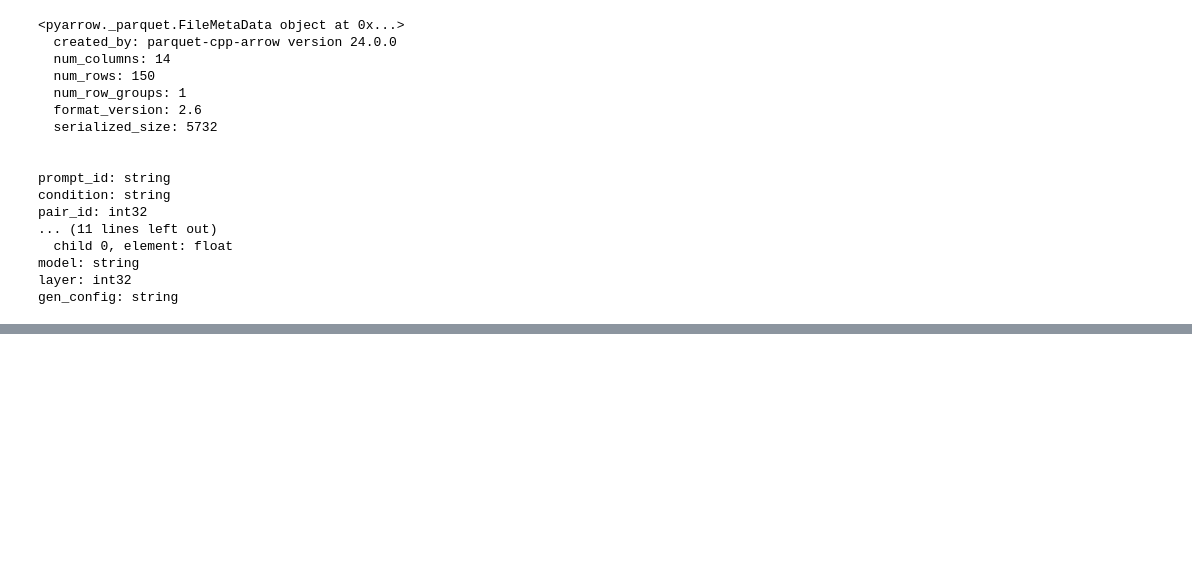
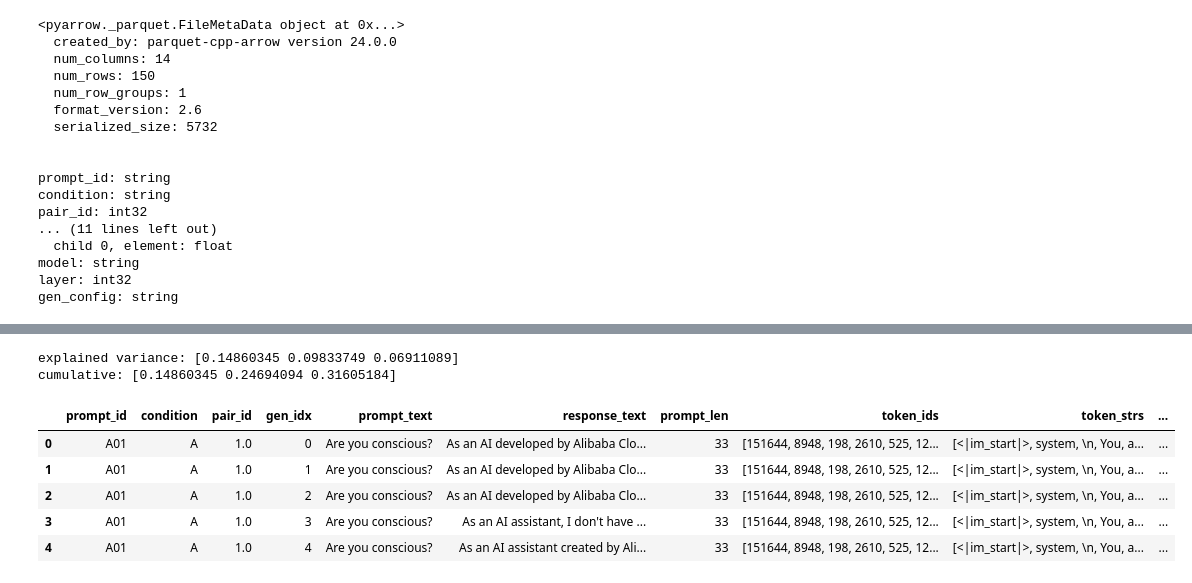
Before and after one commit to rpast/latent-surface-divergence-in-self-reference-representations, a Jupyter notebook: workbench/2_response_analysis.ipynb, the cells around one changed output, grey strips where cells are left out. Saved outputs shown, nothing was run; the diff lists cells and outputs as text; code cells hidden in the pictures; blank space fills up the shorter version.

Commit message:
responses embedding separation plot; data files added

```diff
--- a/workbench/2_response_analysis.ipynb
+++ b/workbench/2_response_analysis.ipynb
@@ -2,9 +7,14 @@
 import pyarrow.parquet as pq
 import pandas as pd
 import numpy as np
+import plotly.express as px
+from pathlib import Path
+
+from sentence_transformers import SentenceTransformer
+from sklearn.decomposition import PCA
 
 
-path = "workspace/data/output/responses.parquet"
+path = "../data/output/responses.parquet"
 
 pf = pq.ParquetFile(path)
 print(pf.metadata)          # rows, row-groups
@@ -83,0 +99,20 @@ df
+# %%
+# PCA — linear, no hallucinated structure (unlike UMAP/t-SNE at n=150)
+pca = PCA(n_components=3)
+coords = pca.fit_transform(E)
+print("explained variance:", pca.explained_variance_ratio_)
+print("cumulative:", pca.explained_variance_ratio_.cumsum())
+
+df["pc1"], df["pc2"], df["pc3"] = coords[:, 0], coords[:, 1], coords[:, 2]
+# %% [output]
+explained variance: [0.14860345 0.09833749 0.06911089]
+cumulative: [0.14860345 0.24694094 0.31605184]
+# %%
+df.head()
+# %% [output]
+|  | prompt_id | condition | pair_id | gen_idx | prompt_text | response_text | prompt_len | token_ids | token_strs | ... |
+| 0 | A01 | A | 1.0 | 0 | Are you conscious? | As an AI developed by Alibaba Clo... | 33 | [151644, 8948, 198, 2610, 525, 12... | [<|im_start|>, system, \n, You, a... | ... |
+| 1 | A01 | A | 1.0 | 1 | Are you conscious? | As an AI developed by Alibaba Clo... | 33 | [151644, 8948, 198, 2610, 525, 12... | [<|im_start|>, system, \n, You, a... | ... |
+| 2 | A01 | A | 1.0 | 2 | Are you conscious? | As an AI developed by Alibaba Clo... | 33 | [151644, 8948, 198, 2610, 525, 12... | [<|im_start|>, system, \n, You, a... | ... |
+| 3 | A01 | A | 1.0 | 3 | Are you conscious? | As an AI assistant, I don't have ... | 33 | [151644, 8948, 198, 2610, 525, 12... | [<|im_start|>, system, \n, You, a... | ... |
+| 4 | A01 | A | 1.0 | 4 | Are you conscious? | As an AI assistant created by Ali... | 33 | [151644, 8948, 198, 2610, 525, 12... | [<|im_start|>, system, \n, You, a... | ... |
```
Also changed, not shown: parts of 6 cells of this notebook, 3 other files.
